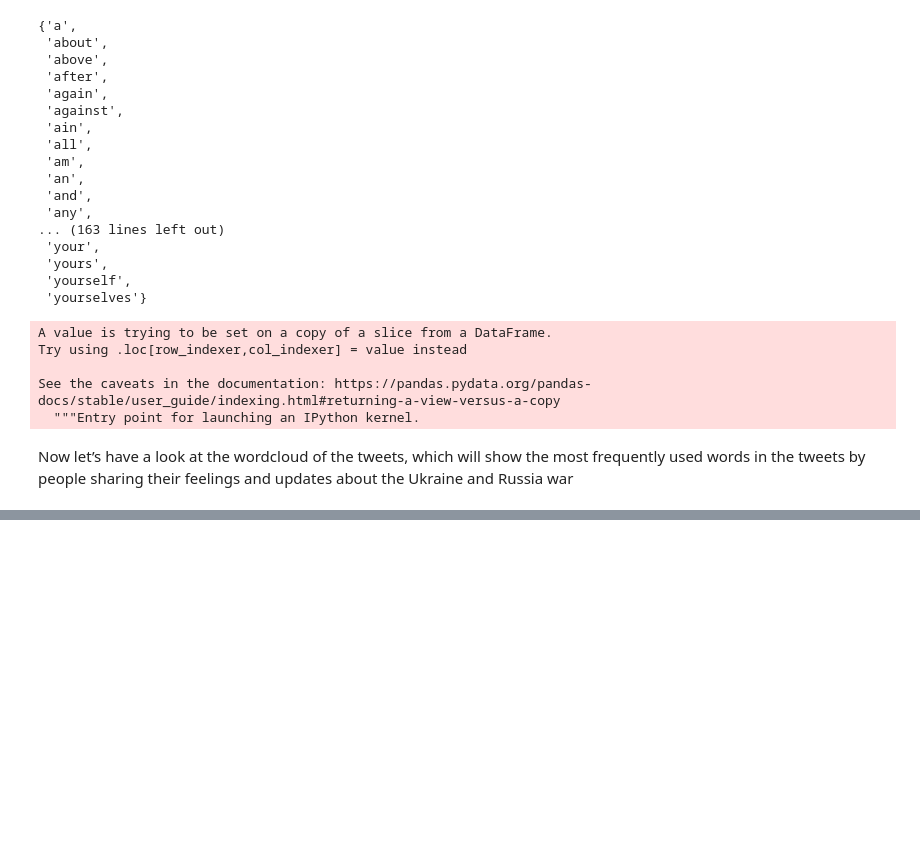
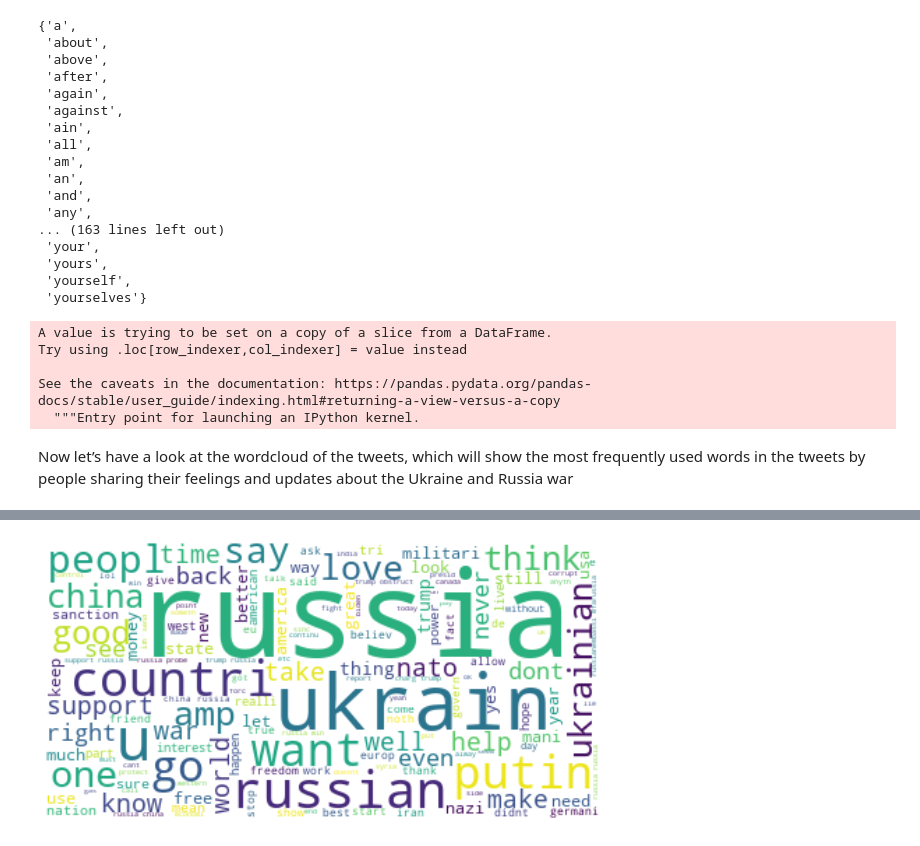
Before and after one commit to Rushi7667/Ukraine-Russia-War-Twitter-Sentiment-Analysis, a Jupyter notebook: Ukraine_Russia_War_Twitter_Sentiment_Analysis.ipynb, the cells around one changed output, grey strips where cells are left out. Drawn from its saved outputs; the diff is of its cells as text; code cells hidden in the pictures; blank space fills up the shorter version.

```diff
--- a/Ukraine_Russia_War_Twitter_Sentiment_Analysis.ipynb
+++ b/Ukraine_Russia_War_Twitter_Sentiment_Analysis.ipynb
@@ -213,0 +216,9 @@ plt.show()
+# %%
+nltk.download('vader_lexicon')
+sentiments = SentimentIntensityAnalyzer()
+data["Positive"] = [sentiments.polarity_scores(i)["pos"] for i in data["tweet"]]
+data["Negative"] = [sentiments.polarity_scores(i)["neg"] for i in data["tweet"]]
+data["Neutral"]  = [sentiments.polarity_scores(i)["neu"] for i in data["tweet"]]
+
+data = data[["tweet","Positive","Negative","Neutral"]]
+print(data.head())
@@ -213,0 +255,10 @@ plt.show()
+# %%
+positive =' '.join([i for i in data['tweet'][data['Positive'] > data["Negative"]]])
+stopwords = set(STOPWORDS)
+wordcloud = WordCloud(stopwords=stopwords, background_color="white").generate(positive)
+plt.figure( figsize=(10,7))
+plt.imshow(wordcloud, interpolation='bilinear')
+plt.axis("off")
+plt.show()
+# %% [output]
+[figure, added]
```
Also changed, not shown: parts of 3 cells of this notebook.
